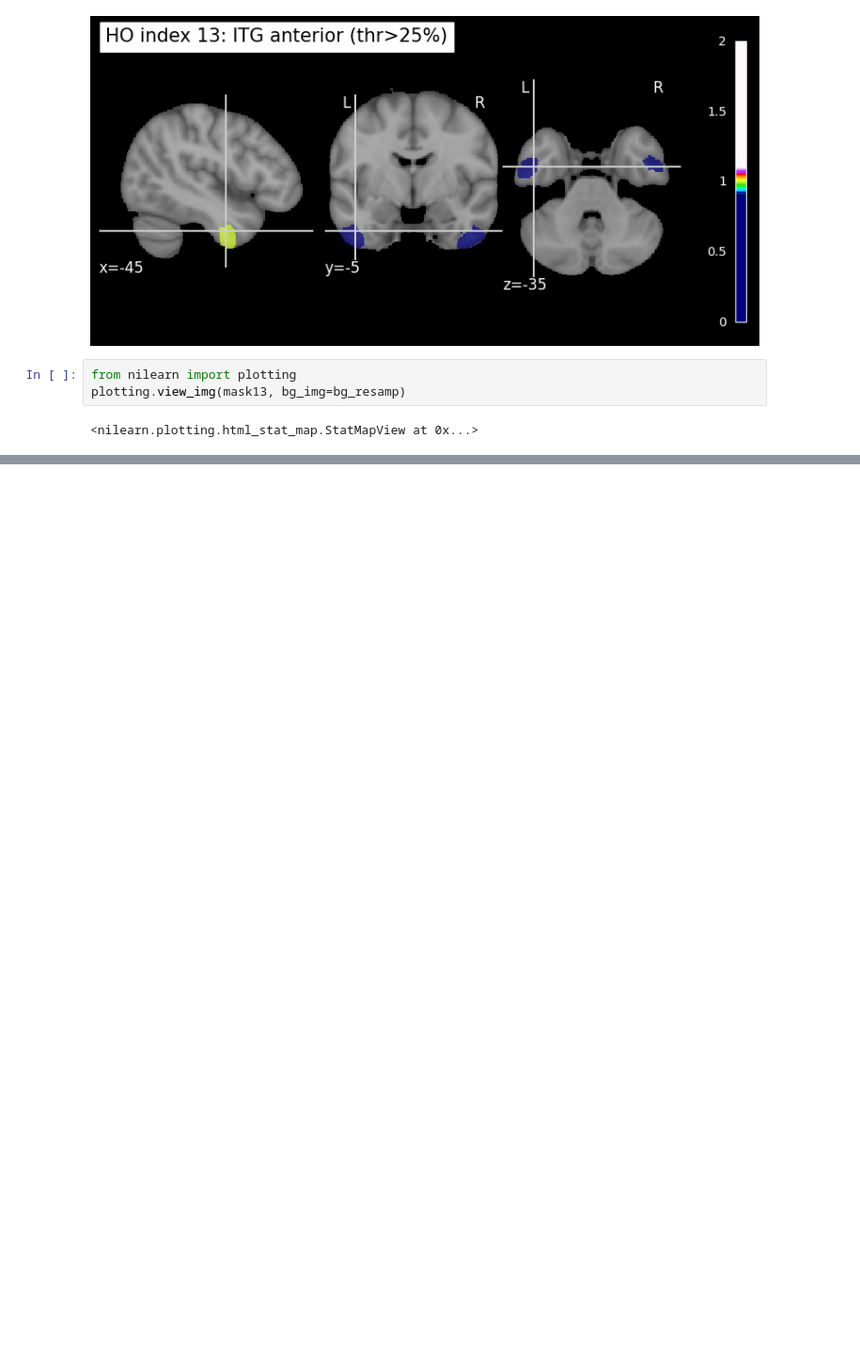
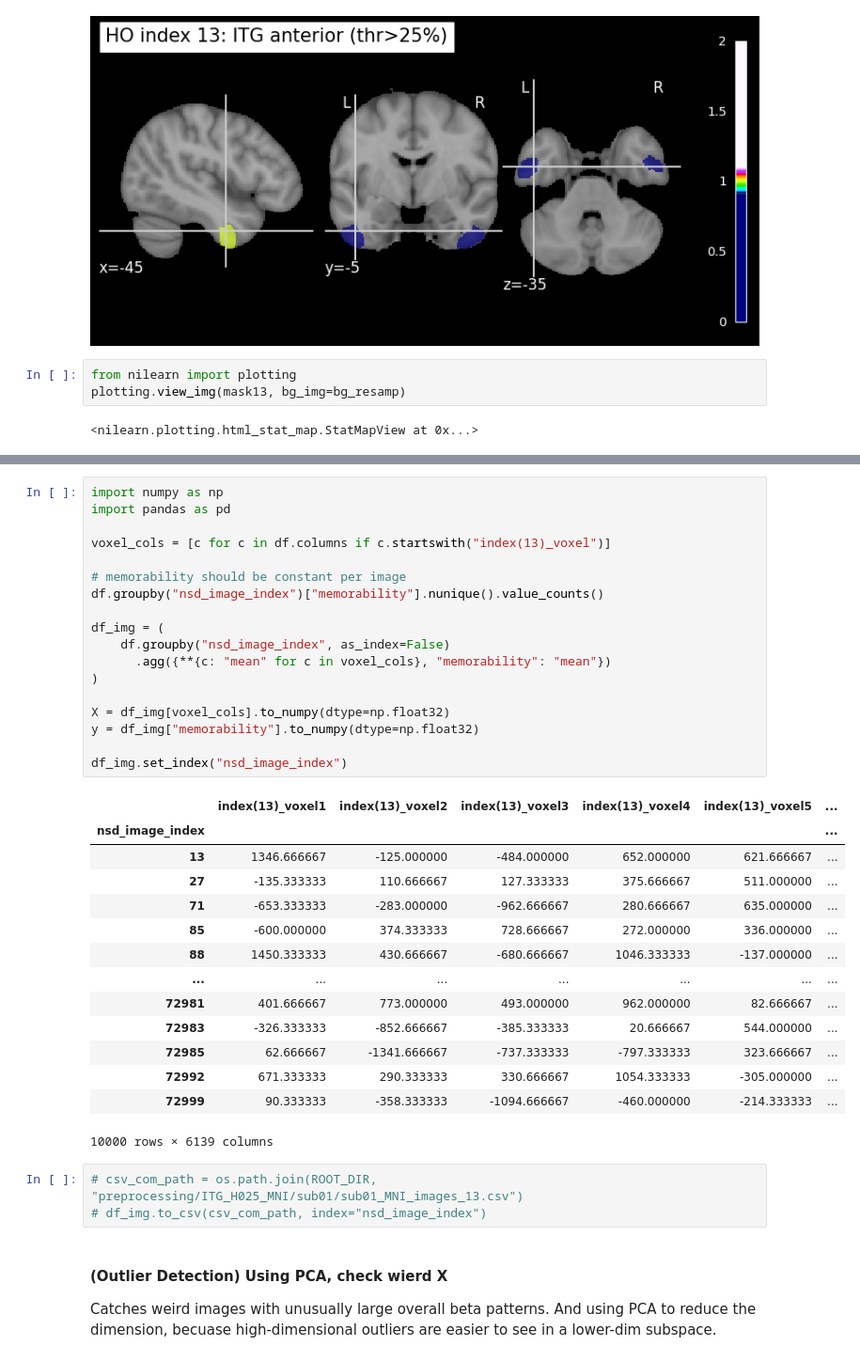
Before and after one commit to ztxxkaty/fMRI, a Jupyter notebook: fMRI(IT)2FM.ipynb, the cells around one changed output, grey strips where cells are left out. Shown at 94% size. Saved outputs shown, nothing was run; the diff lists cells and outputs as text; blank space fills up the shorter version.

```diff
--- a/fMRI(IT)2FM.ipynb
+++ b/fMRI(IT)2FM.ipynb
@@ -483,0 +606,39 @@ ParserError: Error tokenizing data. C error: Calling read(nbytes) on source fail
+# %%
+import numpy as np
+import pandas as pd
+
+voxel_cols = [c for c in df.columns if c.startswith("index(13)_voxel")]
+
+# memorability should be constant per image
+df.groupby("nsd_image_index")["memorability"].nunique().value_counts()
+
+df_img = (
+    df.groupby("nsd_image_index", as_index=False)
+      .agg({**{c: "mean" for c in voxel_cols}, "memorability": "mean"})
+)
+
+X = df_img[voxel_cols].to_numpy(dtype=np.float32)
+y = df_img["memorability"].to_numpy(dtype=np.float32)
+
+df_img.set_index("nsd_image_index")
+# %% [output]
+|  | index(13)_voxel1 | index(13)_voxel2 | index(13)_voxel3 | index(13)_voxel4 | index(13)_voxel5 | ... |
+| nsd_image_index |  |  |  |  |  | ... |
+| 13 | 1346.666667 | -125.000000 | -484.000000 | 652.000000 | 621.666667 | ... |
+| 27 | -135.333333 | 110.666667 | 127.333333 | 375.666667 | 511.000000 | ... |
+| 71 | -653.333333 | -283.000000 | -962.666667 | 280.666667 | 635.000000 | ... |
+| 85 | -600.000000 | 374.333333 | 728.666667 | 272.000000 | 336.000000 | ... |
+| 88 | 1450.333333 | 430.666667 | -680.666667 | 1046.333333 | -137.000000 | ... |
+| ... | ... | ... | ... | ... | ... | ... |
+| 72981 | 401.666667 | 773.000000 | 493.000000 | 962.000000 | 82.666667 | ... |
+| 72983 | -326.333333 | -852.666667 | -385.333333 | 20.666667 | 544.000000 | ... |
+| 72985 | 62.666667 | -1341.666667 | -737.333333 | -797.333333 | 323.666667 | ... |
+| 72992 | 671.333333 | 290.333333 | 330.666667 | 1054.333333 | -305.000000 | ... |
+| 72999 | 90.333333 | -358.333333 | -1094.666667 | -460.000000 | -214.333333 | ... |
+10000 rows × 6139 columns
+# %%
+# csv_com_path = os.path.join(ROOT_DIR, "preprocessing/ITG_H025_MNI/sub01/sub01_MNI_images_13.csv")
+# df_img.to_csv(csv_com_path, index="nsd_image_index")
+# %% [markdown]
+#### (Outlier Detection) Using PCA, check wierd X
+Catches weird images with unusually large overall beta patterns. And using PCA to reduce the dimension, becuase high-dimensional outliers are easier to see in a lower-dim subspace.
```
Also changed, not shown: parts of 59 cells of this notebook.
